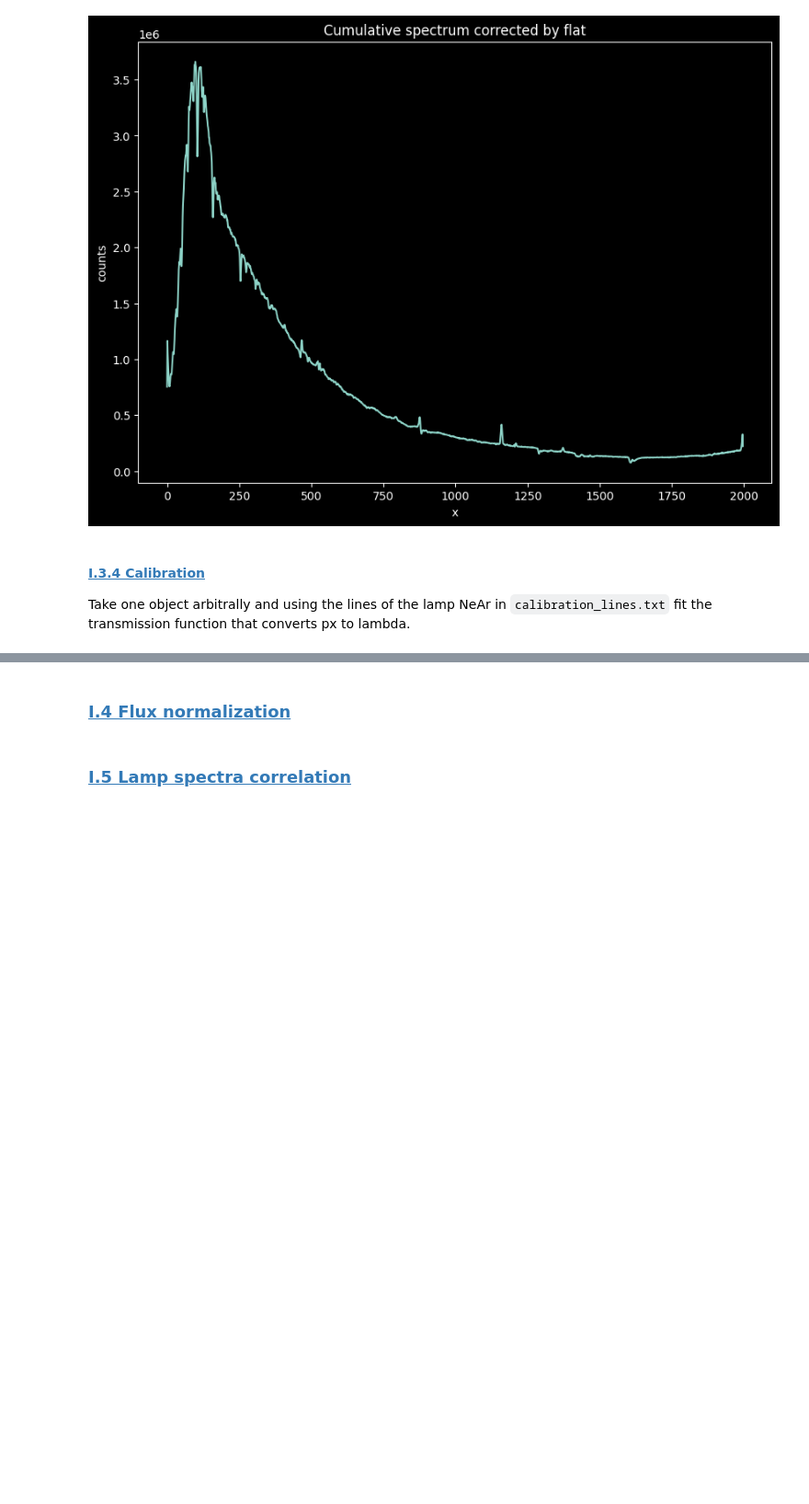
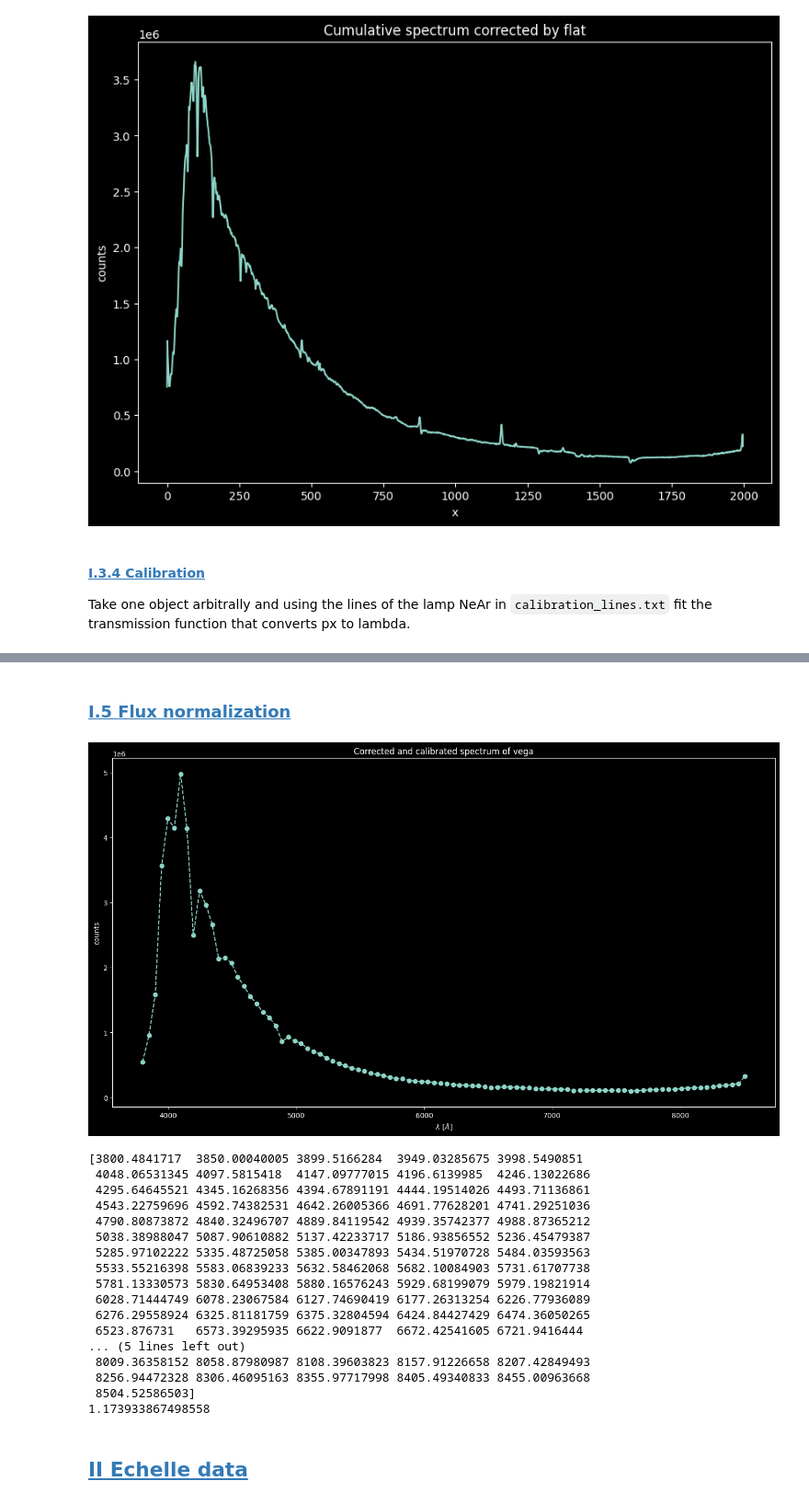
Before and after one commit to 00-berni/proj_3, a Jupyter notebook: notebook/script_notebook.ipynb, the cells around one changed output, grey strips where cells are left out. Shown at 92% size. Drawn from its saved outputs; the diff is of its cells as text; code cells hidden in the pictures; blank space fills up the shorter version.

Commit message:
- Implemented functions to summerize - Done docstring TO DO: * check stuff in red

```diff
--- a/notebook/script_notebook.ipynb
+++ b/notebook/script_notebook.ipynb
@@ -42,6 +40,9 @@ import matplotlib.pyplot as plt
 import pandas as pd
 from astropy.io import fits
 from scipy.optimize import curve_fit
+
+# definition of function type to use in docstring of functions
+FUNC_TYPE = type(abs)
 # %% [markdown]
 ### <a id='toc1_1_2_'></a>[I.2 Collecting the data](#toc0_)
 
@@ -551,4 +1045,57 @@ Chi_red =       4.378690212953455 +- 6.0
 # %% [markdown]
-### <a id='toc1_1_4_'></a>[I.4 Flux normalization](#toc0_)
+### <a id='toc1_1_5_'></a>[I.5 Flux normalization](#toc0_)
+# %%
+# interpolation every 50 A
+step = int(50/p1)
+
+inter_spectrum = flt_spectrum[::step]
+inter_lengths = lengths[::step]
+
+
+fastplot(inter_lengths,inter_spectrum,fmt='o--', title='Corrected and calibrated spectrum of '+sel_obj,labels=['$\lambda$ [$\AA$]','counts'],dim=[17,9])
+
+plt.show()
+
+print(inter_lengths)
+
+
+import astropy.units as u
+from astropy.coordinates import AltAz, EarthLocation, SkyCoord
+
+# 43.934730211307546, 5.71066282617459
+obs_date = hdul[0].header['DATE-OBS']
+
+vega = SkyCoord.from_name('Vega')
+
+obs_site = EarthLocation(lat=43.934730211307546*u.deg, lon=5.71066282617459*u.deg, height=679.7*u.m)
+
+vega = vega.transform_to(AltAz(obstime=obs_date, location=obs_site)).secz
+
+print(vega)
+
+
+# filters
+B_l, B_tras = np.loadtxt(os.path.join(DATA_FOLDER,'Generic_Johnson-B.txt'), unpack=True)
+V_l, V_tras = np.loadtxt(os.path.join(DATA_FOLDER,'Generic_Johnson-V.txt'), unpack=True)
+I_l, I_tras = np.loadtxt(os.path.join(DATA_FOLDER,'Generic_Johnson-I.txt'), unpack=True)
+# %% [output]
+[figure, added]
+[3800.4841717  3850.00040005 3899.5166284  3949.03285675 3998.5490851
+ 4048.06531345 4097.5815418  4147.09777015 4196.6139985  4246.13022686
+ 4295.64645521 4345.16268356 4394.67891191 4444.19514026 4493.71136861
+ 4543.22759696 4592.74382531 4642.26005366 4691.77628201 4741.29251036
+ 4790.80873872 4840.32496707 4889.84119542 4939.35742377 4988.87365212
+ 5038.38988047 5087.90610882 5137.42233717 5186.93856552 5236.45479387
+ 5285.97102222 5335.48725058 5385.00347893 5434.51970728 5484.03593563
+ 5533.55216398 5583.06839233 5632.58462068 5682.10084903 5731.61707738
+ 5781.13330573 5830.64953408 5880.16576243 5929.68199079 5979.19821914
+ 6028.71444749 6078.23067584 6127.74690419 6177.26313254 6226.77936089
+ 6276.29558924 6325.81181759 6375.32804594 6424.84427429 6474.36050265
+ 6523.876731   6573.39295935 6622.9091877  6672.42541605 6721.9416444
+... (5 lines left out)
+ 8009.36358152 8058.87980987 8108.39603823 8157.91226658 8207.42849493
+ 8256.94472328 8306.46095163 8355.97717998 8405.49340833 8455.00963668
+ 8504.52586503]
+1.173933867498558
 # %% [markdown]
-### <a id='toc1_1_5_'></a>[I.5 Lamp spectra correlation](#toc0_)
+## <a id='toc1_2_'></a>[II Echelle data](#toc0_)
```
Also changed, not shown: parts of 17 cells of this notebook.
